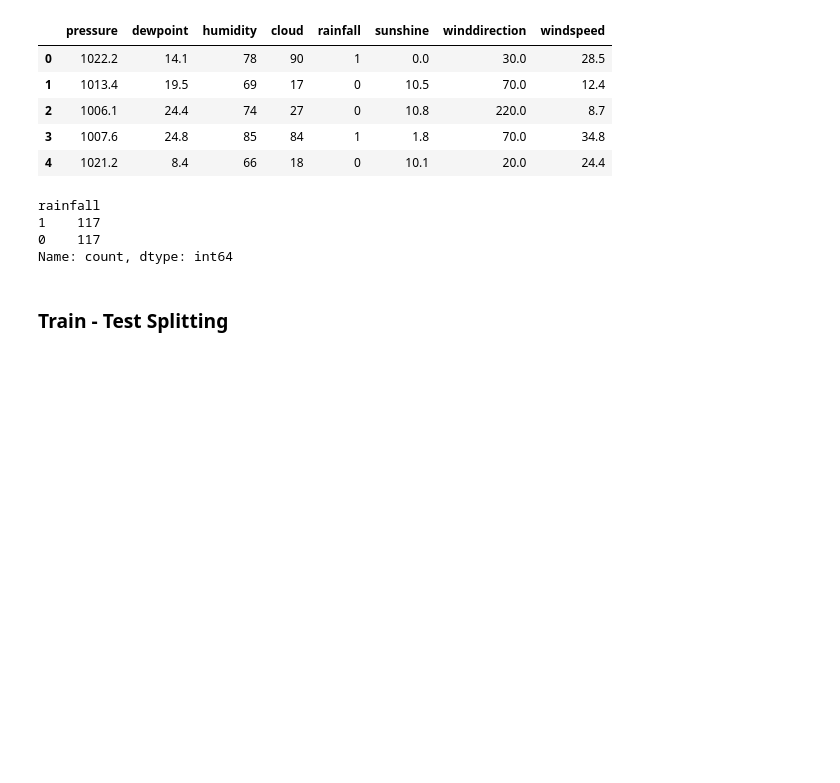
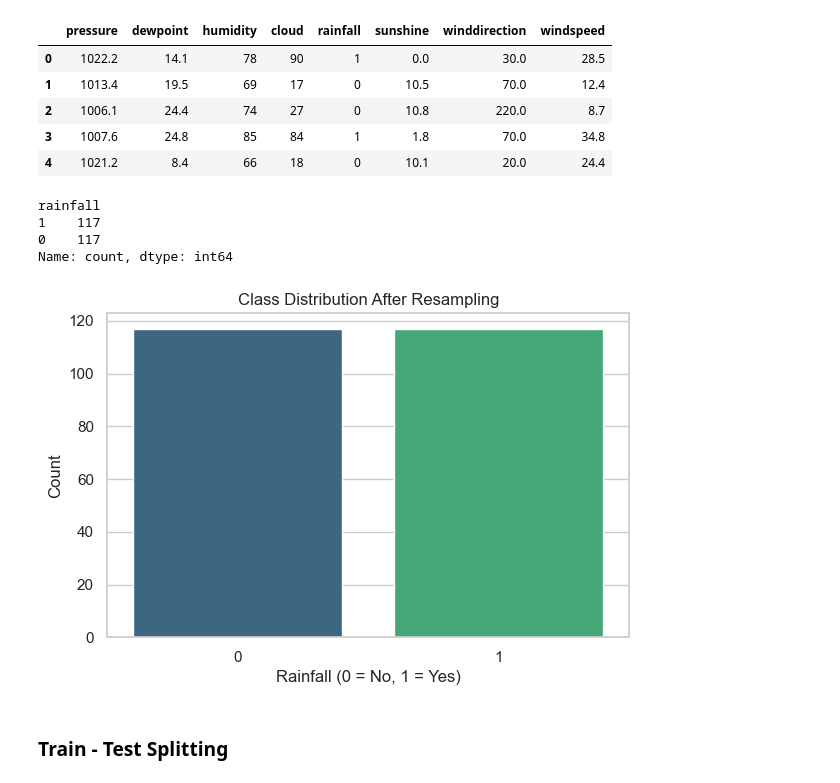
Before and after one commit to BenGJ10/Rainfall-Prediction-Model-Deployment, a Jupyter notebook: Rainfall Prediction.ipynb, the cells around one changed output. Drawn from its saved outputs; the diff is of its cells as text; code cells hidden in the pictures; blank space fills up the shorter version.

```diff
--- a/Rainfall Prediction.ipynb
+++ b/Rainfall Prediction.ipynb
@@ -274,6 +276,19 @@ rainfall
 1    117
 0    117
 Name: count, dtype: int64
+# %%
+class_counts = df_downsampled['rainfall'].value_counts()
+class_labels = class_counts.index
+
+
+plt.figure(figsize = (6, 4))
+sns.barplot(x = class_labels, y = class_counts.values, palette = 'viridis')
+plt.title("Class Distribution After Resampling")
+plt.xlabel("Rainfall (0 = No, 1 = Yes)")
+plt.ylabel("Count")
+plt.show()
+# %% [output]
+[figure, added]
 # %% [markdown]
 ### <b> Train - Test Splitting <b>
 # %%
```
Also changed, not shown: parts of 7 cells of this notebook.
